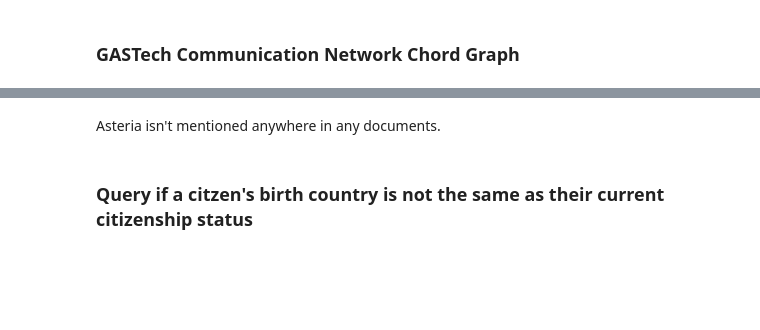
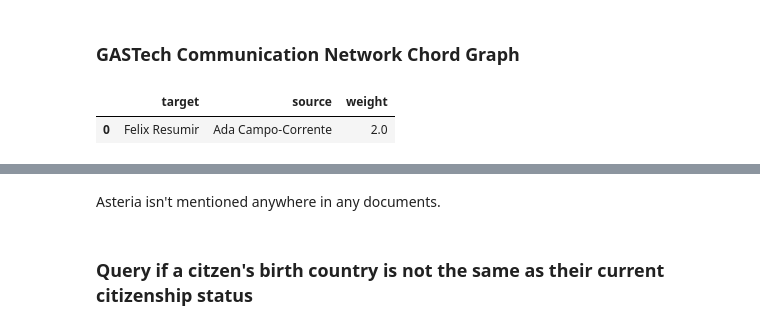
Before and after one commit to hypothetical-lemon/COMP4449-capstone, a Jupyter notebook: final/KronosKidnapping/heather_lemon_final_kidnappingreport.ipynb, the cells around one changed output, grey strips where cells are left out. Drawn from its saved outputs; the diff is of its cells as text; code cells hidden in the pictures; blank space fills up the shorter version.

```diff
--- a/final/KronosKidnapping/heather_lemon_final_kidnappingreport.ipynb
+++ b/final/KronosKidnapping/heather_lemon_final_kidnappingreport.ipynb
@@ -737,3 +439,8 @@ emails_sent
+# %%
+emails_sent.head(1)
+# %% [output]
+|  | target | source | weight |
+| 0 | Felix Resumir | Ada Campo-Corrente | 2.0 |
 # %%
 d3 = d3blocks.D3Blocks()
 # d3.set_node_properties(emails_sent, color='source-target', opacity=100)
```
Also changed, not shown: parts of 50 cells of this notebook, 2 other files.
